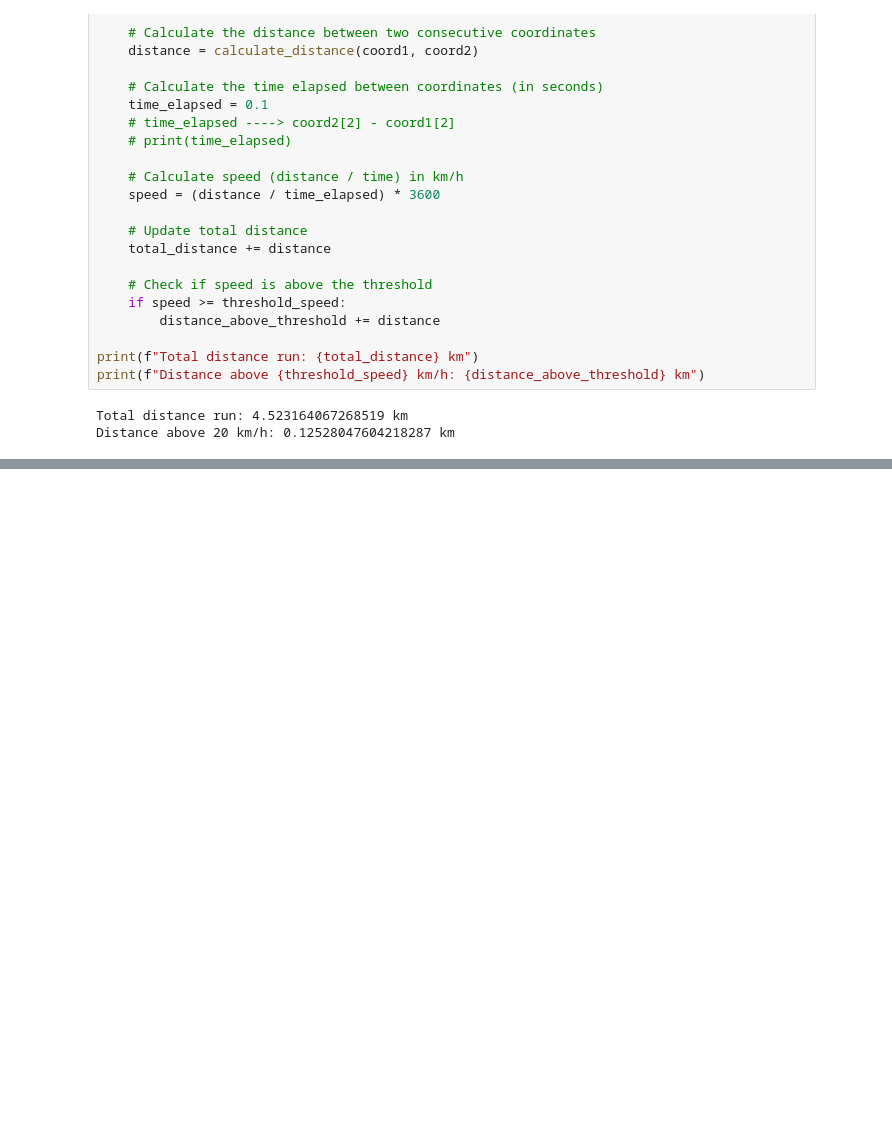
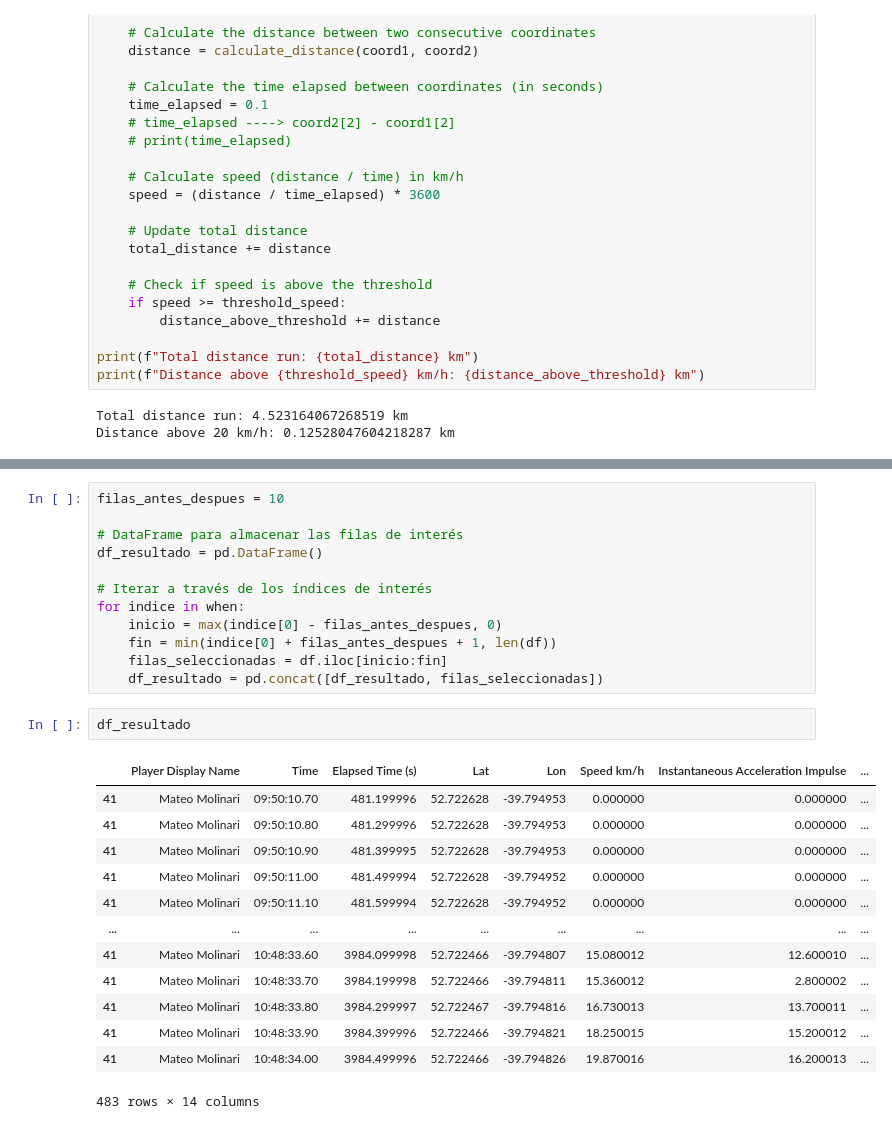
Before and after one commit to MBerguer/tesis-futbol, a Jupyter notebook: notebooks/mateo_plot_pitches.ipynb, the cells around one changed output, grey strips where cells are left out. Saved outputs shown, nothing was run; the diff lists cells and outputs as text; blank space fills up the shorter version.

```diff
--- a/notebooks/mateo_plot_pitches.ipynb
+++ b/notebooks/mateo_plot_pitches.ipynb
@@ -462,0 +520,28 @@ plt.show()
+# %%
+filas_antes_despues = 10
+
+# DataFrame para almacenar las filas de interés
+df_resultado = pd.DataFrame()
+
+# Iterar a través de los índices de interés
+for indice in when:
+    inicio = max(indice[0] - filas_antes_despues, 0)
+    fin = min(indice[0] + filas_antes_despues + 1, len(df))
+    filas_seleccionadas = df.iloc[inicio:fin]
+    df_resultado = pd.concat([df_resultado, filas_seleccionadas])
+# %%
+df_resultado
+# %% [output]
+|  | Player Display Name | Time | Elapsed Time (s) | Lat | Lon | Speed km/h | Instantaneous Acceleration Impulse | ... |
+| 41 | Mateo Molinari | 09:50:10.70 | 481.199996 | 52.722628 | -39.794953 | 0.000000 | 0.000000 | ... |
+| 41 | Mateo Molinari | 09:50:10.80 | 481.299996 | 52.722628 | -39.794953 | 0.000000 | 0.000000 | ... |
+| 41 | Mateo Molinari | 09:50:10.90 | 481.399995 | 52.722628 | -39.794953 | 0.000000 | 0.000000 | ... |
+| 41 | Mateo Molinari | 09:50:11.00 | 481.499994 | 52.722628 | -39.794952 | 0.000000 | 0.000000 | ... |
+| 41 | Mateo Molinari | 09:50:11.10 | 481.599994 | 52.722628 | -39.794952 | 0.000000 | 0.000000 | ... |
+| ... | ... | ... | ... | ... | ... | ... | ... | ... |
+| 41 | Mateo Molinari | 10:48:33.60 | 3984.099998 | 52.722466 | -39.794807 | 15.080012 | 12.600010 | ... |
+| 41 | Mateo Molinari | 10:48:33.70 | 3984.199998 | 52.722466 | -39.794811 | 15.360012 | 2.800002 | ... |
+| 41 | Mateo Molinari | 10:48:33.80 | 3984.299997 | 52.722467 | -39.794816 | 16.730013 | 13.700011 | ... |
+| 41 | Mateo Molinari | 10:48:33.90 | 3984.399996 | 52.722466 | -39.794821 | 18.250015 | 15.200012 | ... |
+| 41 | Mateo Molinari | 10:48:34.00 | 3984.499996 | 52.722466 | -39.794826 | 19.870016 | 16.200013 | ... |
+483 rows × 14 columns
```
Also changed, not shown: parts of 4 cells of this notebook.
